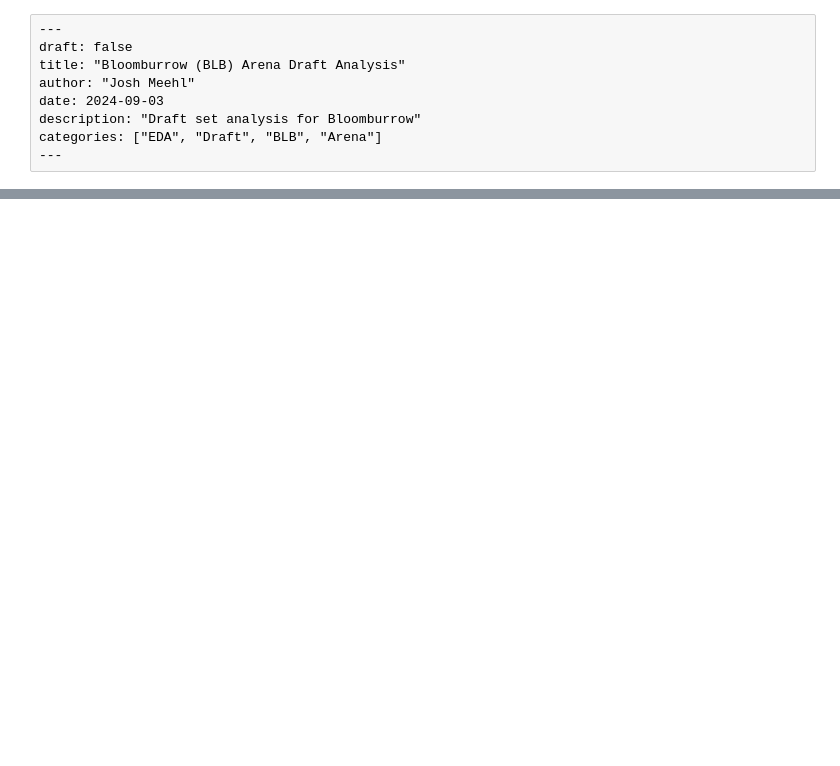
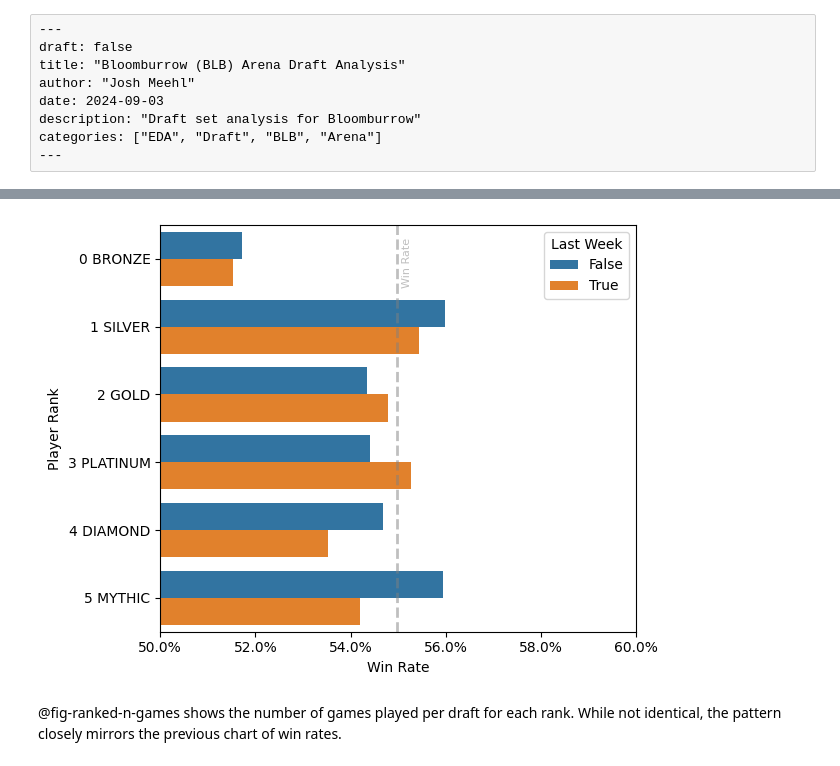
Before and after one commit to meehljd/mtg-modeling, a Jupyter notebook: notebooks/10-eda/02-draft-data/01-premier-play/20-player-rank.ipynb, the cells around one changed output, grey strips where cells are left out. Saved outputs shown, nothing was run; the diff lists cells and outputs as text; code cells hidden in the pictures; blank space fills up the shorter version.

```diff
--- a/notebooks/10-eda/02-draft-data/01-premier-play/20-player-rank.ipynb
+++ b/notebooks/10-eda/02-draft-data/01-premier-play/20-player-rank.ipynb
@@ -40,0 +122,43 @@ df_draft = pl.scan_parquet(draft_file)
+# %%
+max_date = df_draft.select(pl.col("draft_time").max()).collect().to_series()[0]
+
+draft_rank = (
+    df_draft.with_columns(
+        (pl.col("draft_time") >= (max_date - pl.duration(days=6))).alias("last_week")
+    )
+    .group_by(["rank", "last_week"])
+    .agg(
+        pl.col("n_wins").len().alias("len"),
+        pl.col("n_wins").sum(),
+        pl.col("n_games").sum(),
+    )
+    .sort(by="n_wins", descending=True)
+)
+
+
+week_ranks = (
+    ordered_ranks_df.join(draft_rank, on="rank", how="left")
+    .sort("rank_value")
+    .collect()  # Execute the lazy frame
+).to_pandas()
+
+week_ranks["win_rate"] = week_ranks["n_wins"] / week_ranks["n_games"]
+# %%
+# | label: fig-ranked-win-rate-over-time
+# | fig-cap: "Win Rate by Players of Different Ranks by Timeframe."
+
+sns.barplot(data=week_ranks, y="rank_name", x="win_rate", hue="last_week")
+plt.gca().set(xlim=(0.5, 0.60))
+
+anno.plot_vert_line(x=mean_win_rate, label="Win Rate", y_pos=0.01, offset=0.02)
+anno.set_labels_to_percent()
+anno.set_axis_labels_and_show(
+    xlabel="Win Rate",
+    ylabel="Player Rank",
+    legend=True,
+    legend_title="Last Week",
+)
+# %% [output]
+[figure, added]
+# %% [markdown]
+@fig-ranked-n-games shows the number of games played per draft for each rank. While not identical, the pattern closely mirrors the previous chart of win rates.
```
Also changed, not shown: parts of 24 cells of this notebook, 14 other files.
